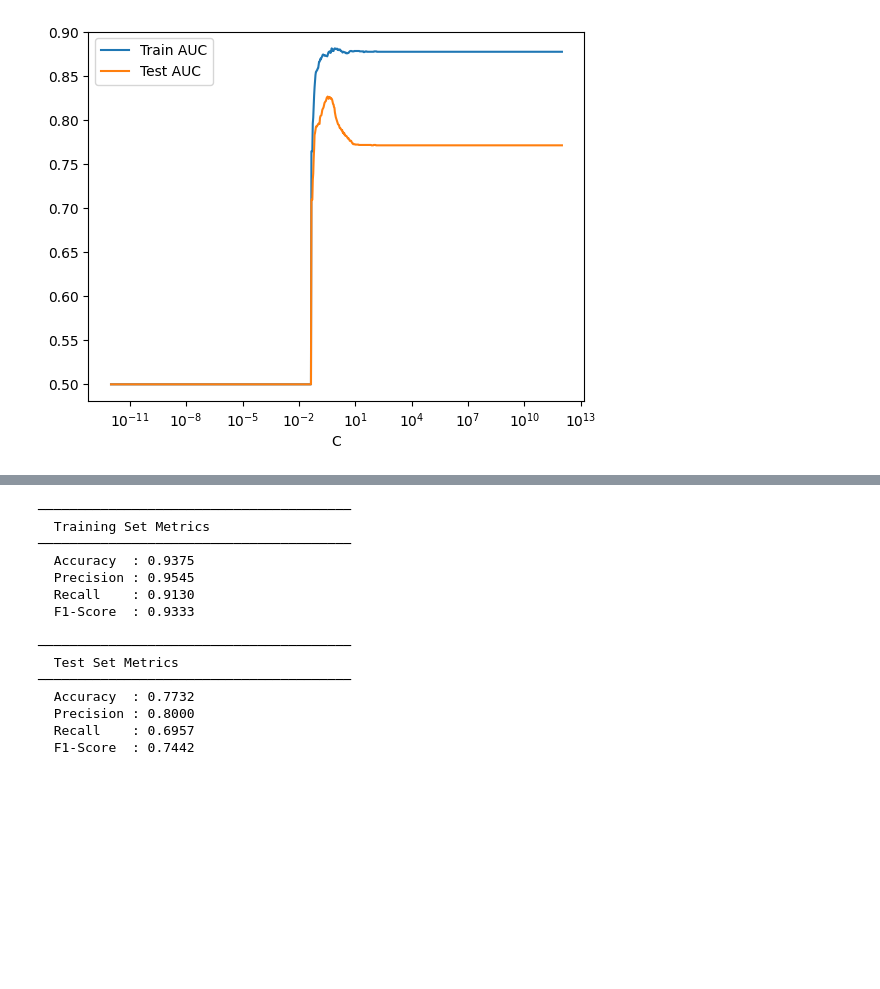
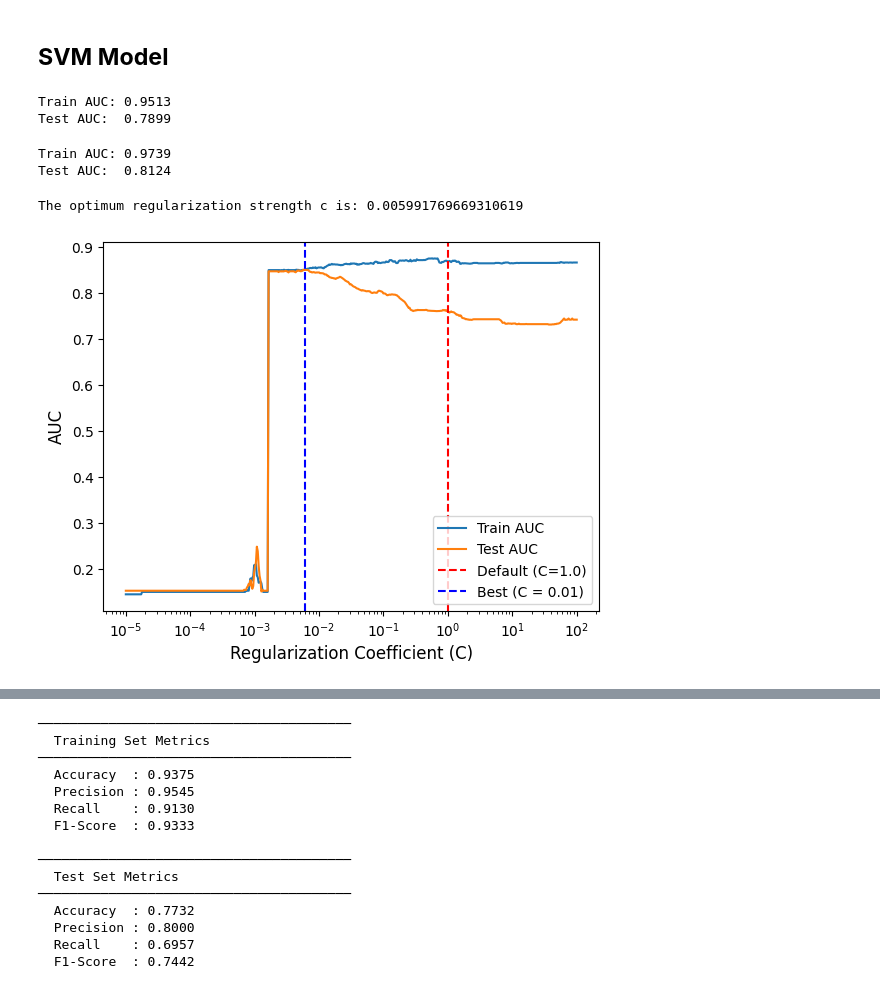
Before and after one commit to longlinh123456/final_project, a Jupyter notebook: source/supervised.ipynb, the cells around one changed output, grey strips where cells are left out. Drawn from its saved outputs; the diff is of its cells as text; code cells hidden in the pictures; blank space fills up the shorter version.

```diff
--- a/source/supervised.ipynb
+++ b/source/supervised.ipynb
@@ -155,14 +251,66 @@ plt.savefig("../figures/l2_logistic_auc.pdf", bbox_inches="tight")
-# %%
-# Vary regularization strength for L1 regularization
-auc_df = pd.DataFrame(columns=["C", "Train AUC", "Test AUC"])
-for C in np.logspace(-12, 12, 1000):
-    model = train_logistic(C=C, l1_ratio=1, solver="liblinear")
-    auc_df.loc[len(auc_df)] = [
-        C,
-        roc_auc_score(y_train, model.predict_proba(X_train_sc)[:, 1]),
-        roc_auc_score(y_test, model.predict_proba(X_test_sc)[:, 1]),
-    ]
-auc_df.plot.line(x="C", logx=True)
-plt.savefig("../figures/l1_logistic_auc.pdf", bbox_inches="tight")
-# %% [output]
-[figure, removed]
+# %% [markdown]
+## **SVM Model**
+# %%
+# ─────────────────────────────────────────────
+# 1. Baseline SVM Model
+# ─────────────────────────────────────────────
+
+svm_baseline = SVC(probability=True, random_state = SEED)
+svm_baseline.fit(X_train,y_train)
+
+train_auc_score = roc_auc_score(y_train, svm_baseline.predict_proba(X_train)[:,1])
+test_auc_score = roc_auc_score(y_test, svm_baseline.predict_proba(X_test)[:,1])
+
+print(f"Train AUC: {train_auc_score:.4f}")
+print(f"Test AUC:  {test_auc_score:.4f}")
+# %% [output]
+Train AUC: 0.9513
+Test AUC:  0.7899
+# %%
+# ─────────────────────────────────────────────
+# 2. Baseline Scaled SVM Model
+# ─────────────────────────────────────────────
+
+svm_scaled_baseline = SVC(probability= True, random_state= SEED)
+svm_scaled_baseline.fit(X_train_sc, y_train)
+
+train_auc_scaled = roc_auc_score(y_train, svm_scaled_baseline.predict_proba(X_train_sc)[:,1])
+test_auc_scaled = roc_auc_score(y_test, svm_scaled_baseline.predict_proba(X_test_sc)[:,1])
+
+print(f"Train AUC: {train_auc_scaled:.4f}")
+print(f"Test AUC:  {test_auc_scaled:.4f}")
+# %% [output]
+Train AUC: 0.9739
+Test AUC:  0.8124
+# %%
+def train_svm(**kwargs):
+    model = SVC(probability=True, random_state=SEED, **kwargs)
+    model.fit(X_train_sc, y_train)
+    return model
+# %%
+# Vary regularization strength for L2 regularization
+auc_df = pd.DataFrame(columns=["C", "Train AUC", "Test AUC"])
+for C in np.logspace(-5, 2, 500):
+    model = train_svm(C=C, kernel = "linear", gamma = "scale")
+    auc_df.loc[len(auc_df)] = [
+        C,
+        roc_auc_score(y_train, model.predict_proba(X_train_sc)[:, 1]),
+        roc_auc_score(y_test, model.predict_proba(X_test_sc)[:, 1]),
+    ]
+
+
+best_auc_idx = auc_df["Test AUC"].idxmax();
+best_c = auc_df.loc[best_auc_idx, "C"]
+print(f"The optimum regularization strength c is: {best_c}")
+
+# ----------------------- Visualize AUC by Regularization Strength ----------------------
+ax = auc_df.plot.line(x="C", logx=True)
+ax.axvline(x=1.0, color='red', linestyle='--', label='Default (C=1.0)')
+ax.axvline(x = best_c, color = 'blue', linestyle = '--', label = f"Best (C = {best_c:.2f})")
+ax.set_xlabel('Regularization Coefficient (C)', fontsize=12)
+ax.set_ylabel('AUC', fontsize=12)
+ax.legend()
+plt.savefig("../figures/linear_svm_auc.pdf", bbox_inches="tight")
+# %% [output]
+The optimum regularization strength c is: 0.005991769669310619
+[figure, added]
```
Also changed, not shown: parts of 17 cells of this notebook, 5 other files.
